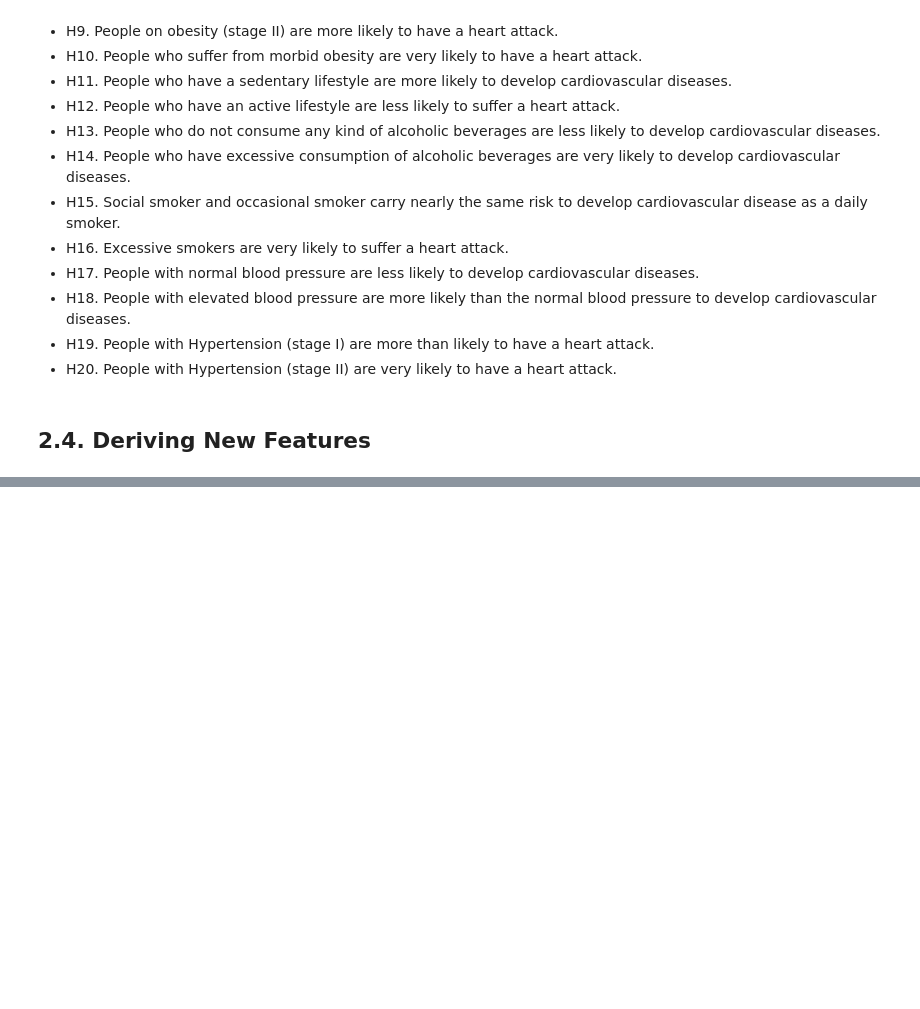
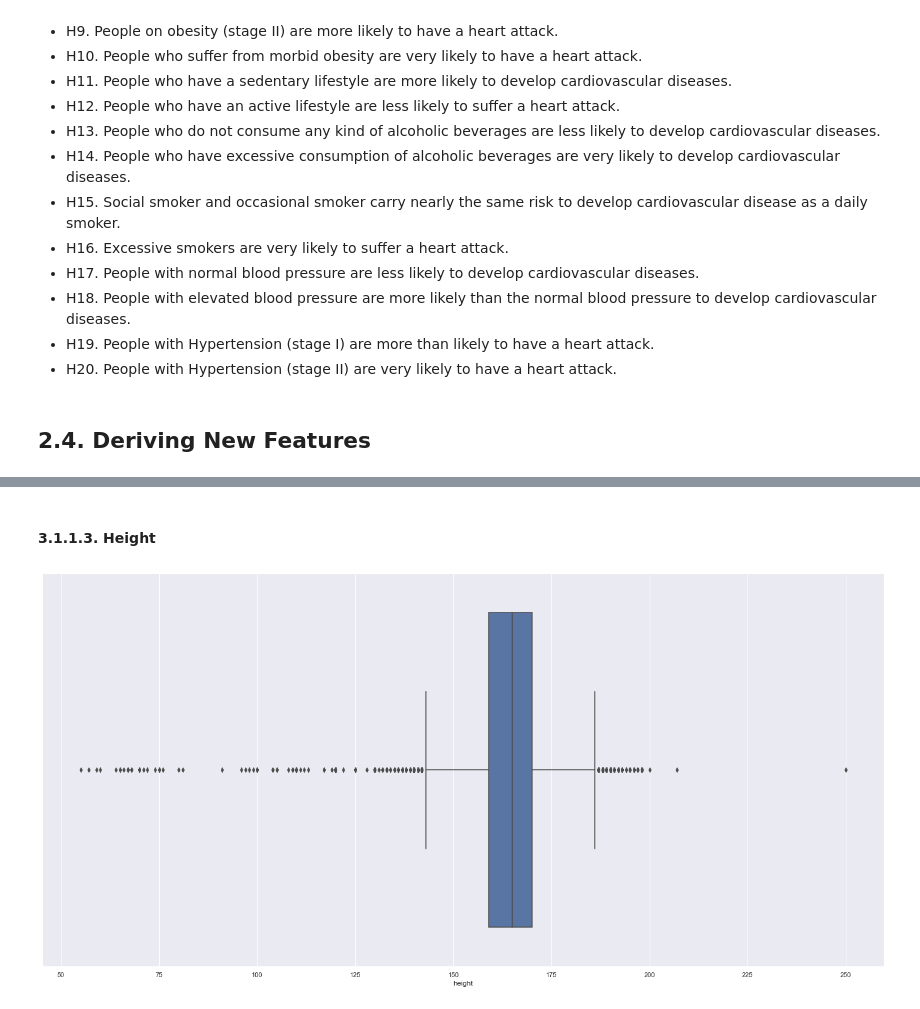
Before and after one commit to emidiovaleretto/cardio-catch-diseases, a Jupyter notebook: Cardio_Catch_Diseases.ipynb, the cells around one changed output, grey strips where cells are left out. Cells and saved outputs as stored; diff of their text form; code cells hidden in the pictures; blank space fills up the shorter version.

```diff
--- a/Cardio_Catch_Diseases.ipynb
+++ b/Cardio_Catch_Diseases.ipynb
@@ -453,0 +513,6 @@ df2.sample(10)
+# %% [markdown]
+#### 3.1.1.3. Height
+# %%
+sns.boxplot(df3['height']);
+# %% [output]
+[figure, added]
```
Also changed, not shown: parts of 40 cells of this notebook.
